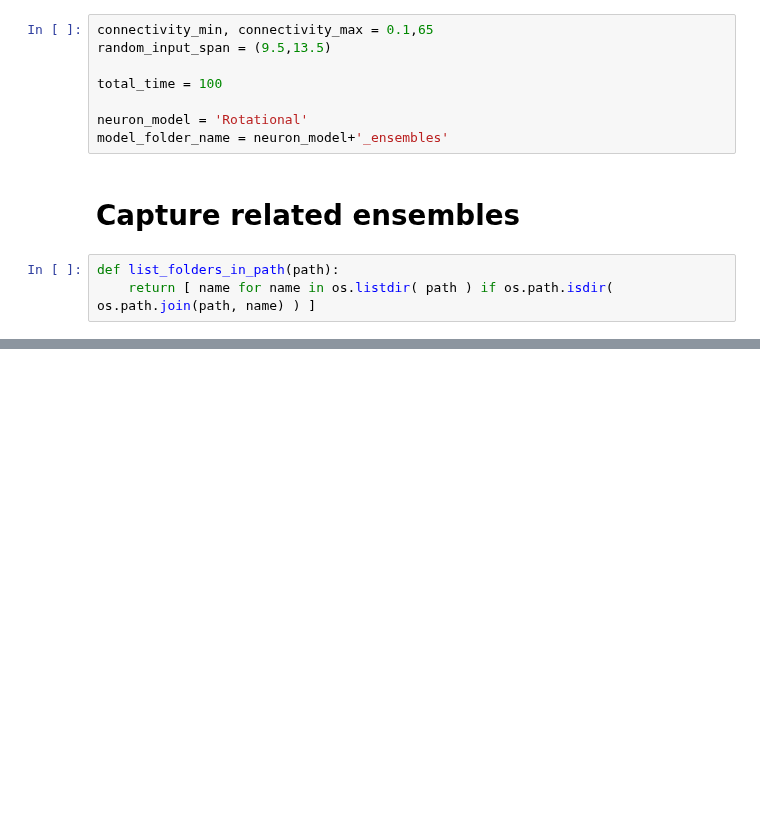
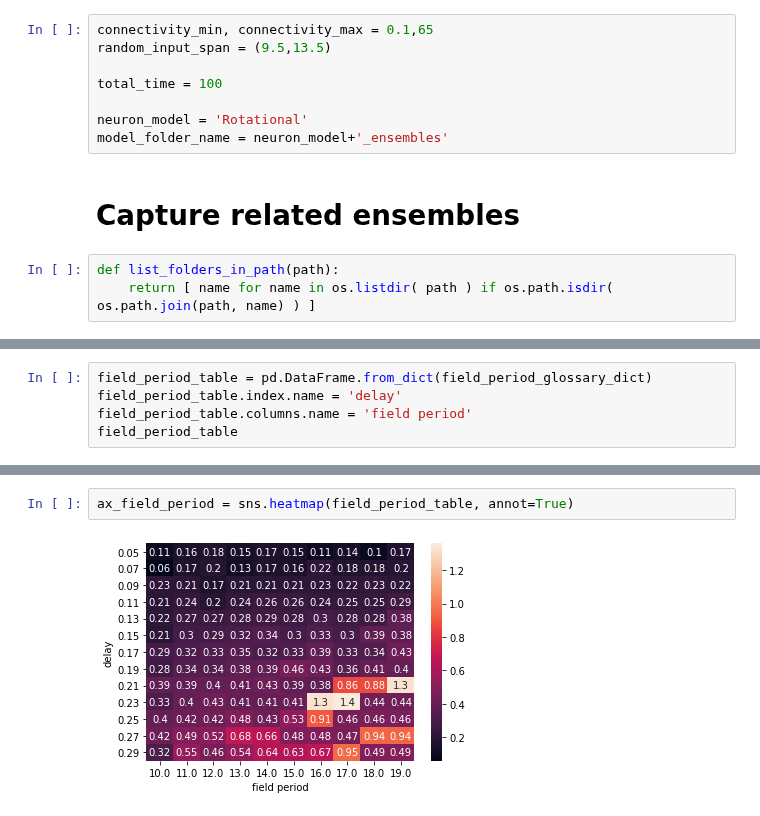
Before and after one commit to mmehrani/master_thesis, a Jupyter notebook: scripts/all_neurons_model_in_one_place/drawing_grid_of_phase_space.ipynb, the cells around one changed output, grey strips where cells are left out. Cells and saved outputs as stored; diff of their text form; blank space fills up the shorter version.

```diff
--- a/scripts/all_neurons_model_in_one_place/drawing_grid_of_phase_space.ipynb
+++ b/scripts/all_neurons_model_in_one_place/drawing_grid_of_phase_space.ipynb
@@ -88,0 +106,5 @@ sigma_glossary_dict
+# %%
+field_period_table = pd.DataFrame.from_dict(field_period_glossary_dict)
+field_period_table.index.name = 'delay'
+field_period_table.columns.name = 'field period'
+field_period_table
@@ -88,0 +127,4 @@ sigma_glossary_dict
+# %%
+ax_field_period = sns.heatmap(field_period_table, annot=True)
+# %% [output]
+[figure, added]
```
Also changed, not shown: parts of 10 cells of this notebook.
